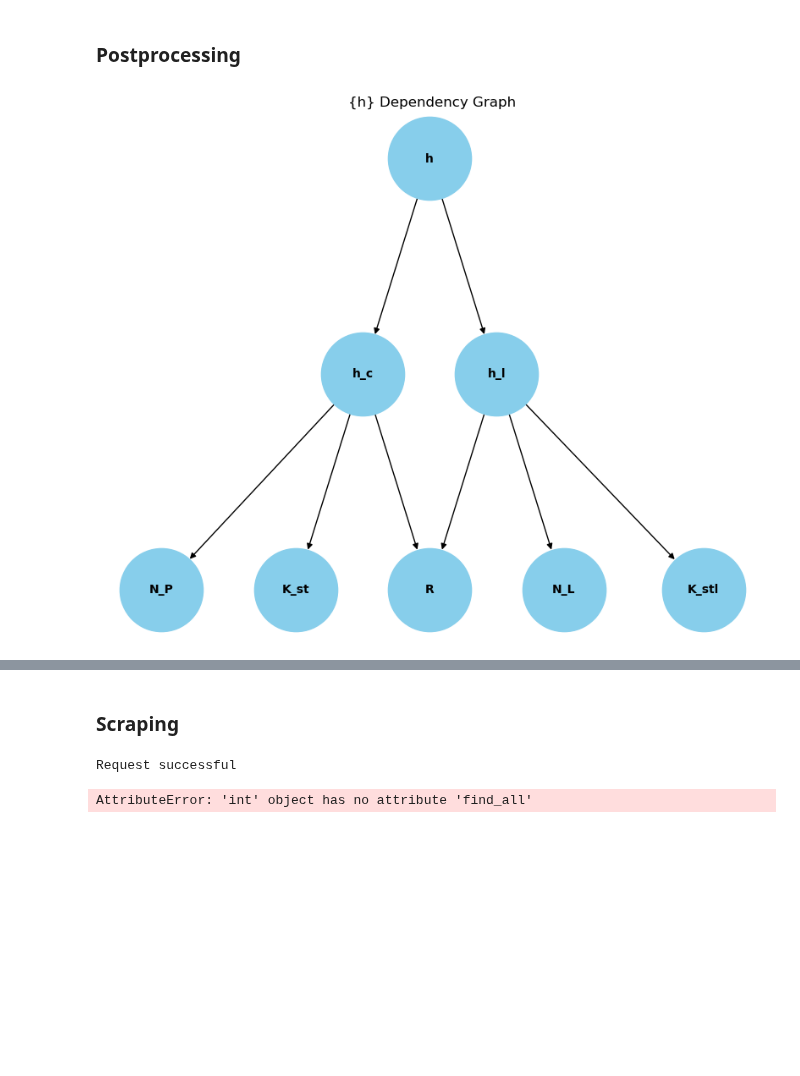
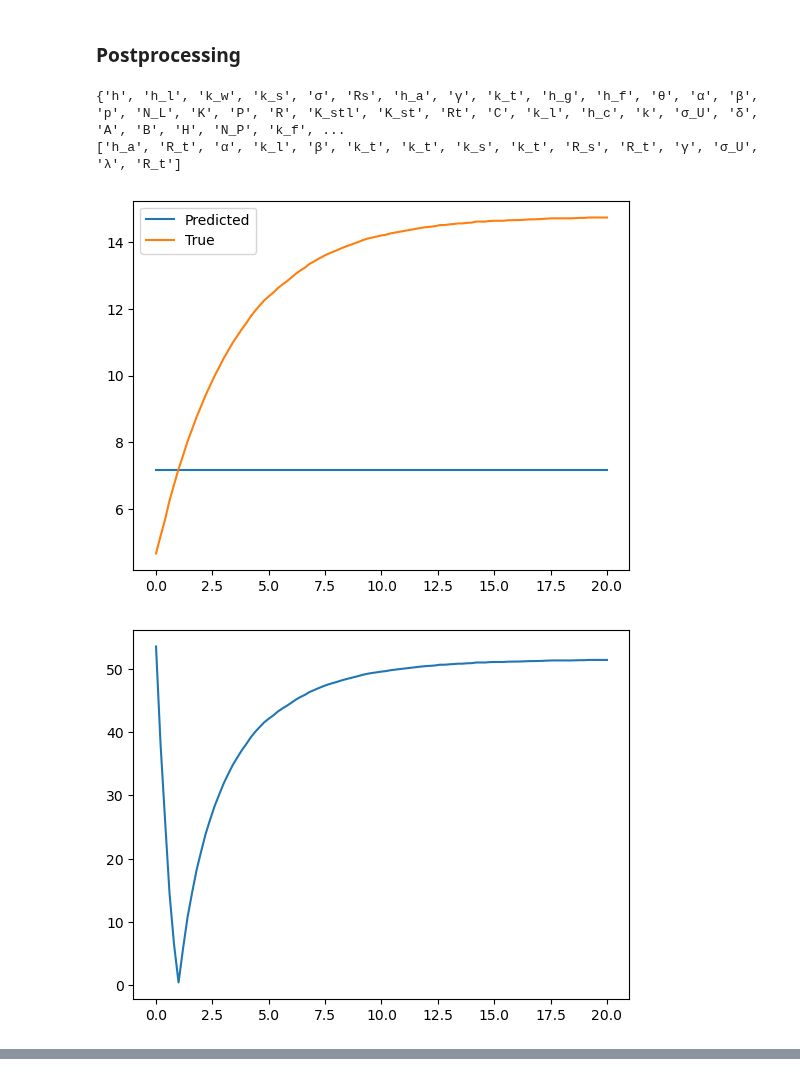
Before and after one commit to kyanjd/smart-scraper, a Jupyter notebook: fyp_work/paper_to_equation/test.ipynb, the cells around one changed output, grey strips where cells are left out. Saved outputs shown, nothing was run; the diff lists cells and outputs as text; code cells hidden in the pictures; blank space fills up the shorter version.

```diff
--- a/fyp_work/paper_to_equation/test.ipynb
+++ b/fyp_work/paper_to_equation/test.ipynb
@@ -96,10 +124,15 @@ e = Eq(A_σm, G_μ**(sin(Θ + χ_Χμ)/2)/log(φ))
 # %% [markdown]
 ### Postprocessing
 # %%
-soe = SystemOfEquations("Data/HTC_gemini5_predictions.txt")
+soe = SystemOfEquations(filepath="Data/HTC_gemini5_predictions.txt")
 for eq in soe.str_equations:
     soe.parse_equation(eq)
-equations = soe.eq
+symbs = soe.reduce_symbols(const_dict)
+print(soe.symbols)
+print(symbs)
+# %% [output]
+{'h', 'h_l', 'k_w', 'k_s', 'σ', 'Rs', 'h_a', 'γ', 'k_t', 'h_g', 'h_f', 'θ', 'α', 'β', 'p', 'N_L', 'K', 'P', 'R', 'K_stl', 'K_st', 'Rt', 'C', 'k_l', 'h_c', 'k', 'σ_U', 'δ', 'A', 'B', 'H', 'N_P', 'k_f', ...
+['h_a', 'R_t', 'α', 'k_l', 'β', 'k_t', 'k_t', 'k_s', 'k_t', 'R_s', 'R_t', 'γ', 'σ_U', 'λ', 'R_t']
 # %%
 # Constants
 k_s = 0.14
@@ -114,7 +147,7 @@ h_a = 0.8
 β = 0.00011
 γ = 200000.0
 δ = 1.5e-5
-P = 10
+P = 1
 
 k = 1
 p = 1
@@ -130,34 +163,45 @@ k_w = 1
 h_f = 1
 h_g = 1
 
 # Variables
 h = Symbol("h")
 h_c = Symbol("h_c")
 K_st = Symbol("K_st")
 R = Symbol("R")
 N_P = Symbol("N_P")
 h_l = Symbol("h_l")
 K_stl = Symbol("K_stl")
 N_L = Symbol("N_L")
 
 exprs = [Eq(h, h_c + h_g),
             Eq(h, 1.45*k*(p/H)**0.985*tan(θ)/σ),
             Eq(h, 8000*λ*(K*p/(C*σ_U))**0.86),
             Eq(h, A*(1 - exp(-B*P))),
             Eq(h, 2*k_f*k_t*k_w*(1 - A)/(h_f*(-k_f*k_t - k_f*k_w + 2*k_t*k_w))),
             Eq(h, h_a + h_c + h_l),
             Eq(h_c, K_st*N_P*α/R),
             Eq(K_st, 2/(1/k_t + 1/k_s)),
             Eq(R, sqrt(Rs**2 + Rt**2)),
             Eq(N_P, 1 - exp(-P*λ/σ_U)),
             Eq(h_l, K_stl*N_L*β/R),
             Eq(K_stl, 3/(1/k_t + 1/k_s + 1/k_l)),
             Eq(N_L, 1 - exp(-γ*δ))]
 
+column_name = ["P", "h"]
+p20_df = pd.read_csv("Data/p20.csv", header=None, names=column_name)
+P_list = pd.to_numeric(p20_df["P"]).tolist()
+h_list_ref = pd.to_numeric(p20_df["h"]).tolist()
+soe = SystemOfEquations(filepath="Data/HTC_gemini5_predictions.txt")
+# for eq in soe.str_equations:
+#     soe.parse_equation(eq)
+# system = soe.reduce_system(6)
+# print(system)
 eg = EquationGraph(exprs, 6)
-# system = eg.get_system_of_equations()
-# sol = solve(system)[0]
-# print(sol[h])
+system = eg.get_system_of_equations()
+solutions = soe.solve_system(system, P_list, h)
+soe.plot_graph(P_list, solutions, h_list_ref)
+soe.plot_error_graph(P_list, solutions, h_list_ref)
 eg.plot_graph()
 # %% [output]
-[figure, old version]
+[figure, new version]
+[figure, added]
@@ -164,13 +208,0 @@ eg.plot_graph()
-# %% [markdown]
-### Scraping
-# %%
-doi = "10.1016/j.jmatprotec.2017.04.005"
-api_key = os.getenv("ELSEVIER_API_KEY")
-scraper = Scraper(doi, api_key)
-scraper.make_request()
-scraper.make_soup()
-scraper.find_equations()
-scraper.find_constants()
-# %% [output]
-Request successful
-AttributeError: 'int' object has no attribute 'find_all'
```
Also changed, not shown: parts of 4 cells of this notebook, 4 other files.
